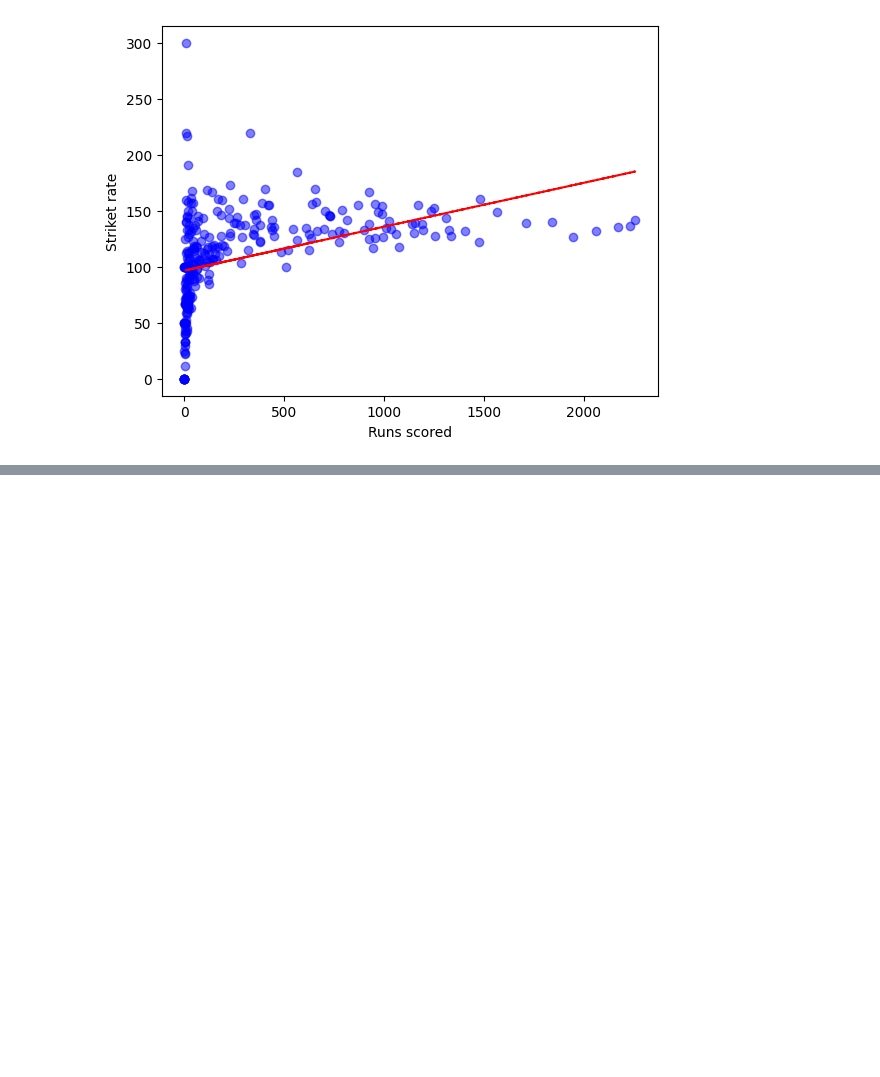
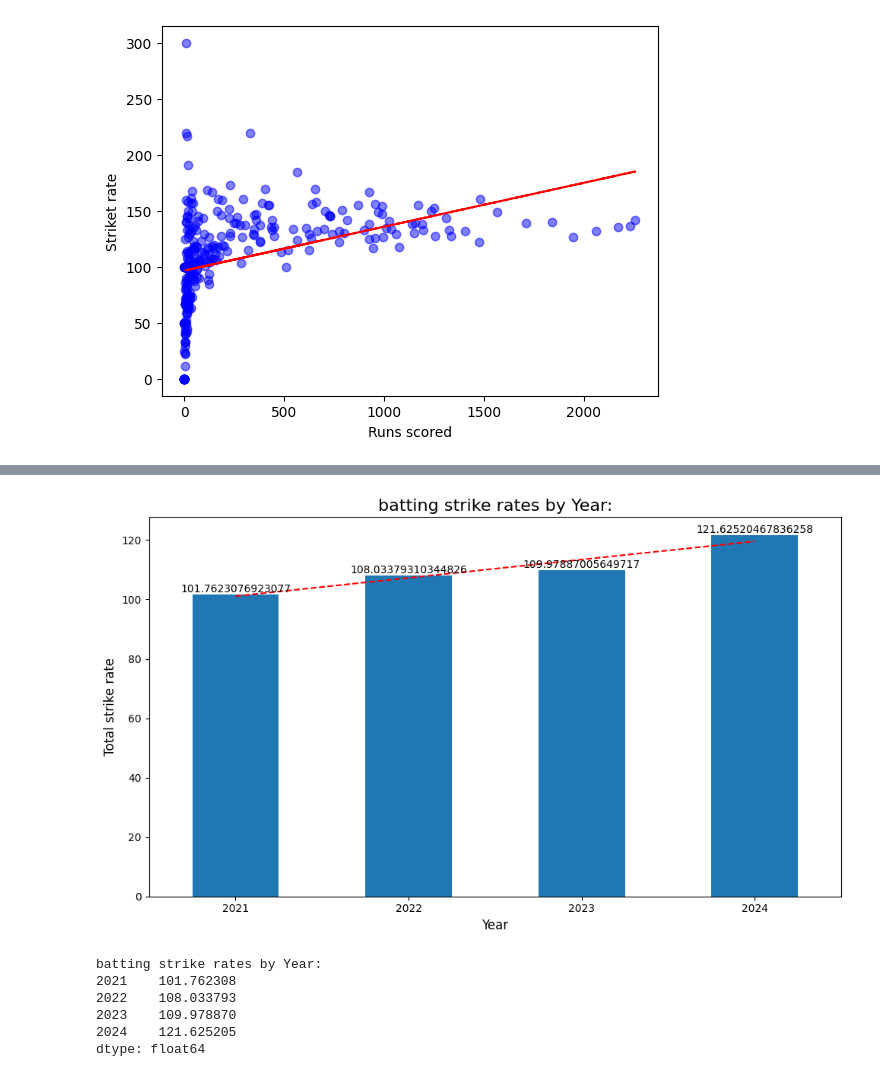
Before and after one commit to NIRANJANGOPALAN/IPL_player_analysis, a Jupyter notebook: 2021_2024_workbook.ipynb, the cells around one changed output, grey strips where cells are left out. Saved outputs shown, nothing was run; the diff lists cells and outputs as text; code cells hidden in the pictures; blank space fills up the shorter version.

```diff
--- a/2021_2024_workbook.ipynb
+++ b/2021_2024_workbook.ipynb
@@ -469,0 +593,14 @@ Text(0, 0.5, 'Economy rate')
+# %%
+# Calculate batting strike rate for each year for every players
+
+batting_stats_explore['batting_strike_rate_2021'] = (batting_stats_explore['runsin2021'] / batting_stats_explore['ballsfacedin2021']) * 100
+batting_stats_explore['batting_strike_rate_2021'] = batting_stats_explore['batting_strike_rate_2021'].round(2)
+# %%
+batting_stats_explore['batting_strike_rate_2022'] = (batting_stats_explore['runsin2022'] / batting_stats_explore['ballsfacedin2022']) * 100
+batting_stats_explore['batting_strike_rate_2022'] = batting_stats_explore['batting_strike_rate_2022'].round(2)
+# %%
+batting_stats_explore['batting_strike_rate_2023'] = (batting_stats_explore['runsin2023'] / batting_stats_explore['ballsfacedin2023']) * 100
+batting_stats_explore['batting_strike_rate_2023'] = batting_stats_explore['batting_strike_rate_2023'].round(2)
+# %%
+batting_stats_explore['batting_strike_rate_2024'] = (batting_stats_explore['runsin2024'] / batting_stats_explore['ballsfacedin2024']) * 100
+batting_stats_explore['batting_strike_rate_2024'] = batting_stats_explore['batting_strike_rate_2024'].round(2)
@@ -469,0 +623,51 @@ Text(0, 0.5, 'Economy rate')
+# %%
+# Calculate the average strike rates for each year
+sr_by_year = {
+    '2021': batting_stats_explore['batting_strike_rate_2021'].mean(),
+    '2022': batting_stats_explore['batting_strike_rate_2022'].mean(),
+    '2023': batting_stats_explore['batting_strike_rate_2023'].mean(),
+    '2024': batting_stats_explore['batting_strike_rate_2024'].mean()
+}
+
+# Create a Series from the dictionary for easier plotting
+sr_series = pd.Series(sr_by_year)
+
+# Create a bar plot
+plt.figure(figsize=(10, 6))
+sr_series.plot(kind='bar')
+
+# Customize the plot
+plt.title('batting strike rates by Year:', fontsize=16)
+plt.xlabel('Year', fontsize=12)
+plt.ylabel('Total strike rate', fontsize=12)
+plt.xticks(rotation=0)  # Keep x-axis labels horizontal
+
+# Add value labels on top of each bar
+for i, v in enumerate(sr_series):
+    plt.text(i, v, str(v), ha='center', va='bottom')
+
+
+# Create trend line
+x = np.arange(len(sr_series))
+y = sr_series.values
+slope, intercept, r_value, p_value, std_err = stats.linregress(x, y)
+line = slope * x + intercept
+
+# Plot trend line
+plt.plot(x, line, color='red', linestyle='--', label=f'Trend (R² = {r_value**2:.2f})')
+
+# Adjust layout and display the plot
+plt.tight_layout()
+plt.show()
+
+# Print the total runs for each year
+print("batting strike rates by Year:")
+print(sr_series)
+# %% [output]
+[figure, added]
+batting strike rates by Year:
+2021    101.762308
+2022    108.033793
+2023    109.978870
+2024    121.625205
+dtype: float64
```
Also changed, not shown: parts of 19 cells of this notebook, 4 other files.
